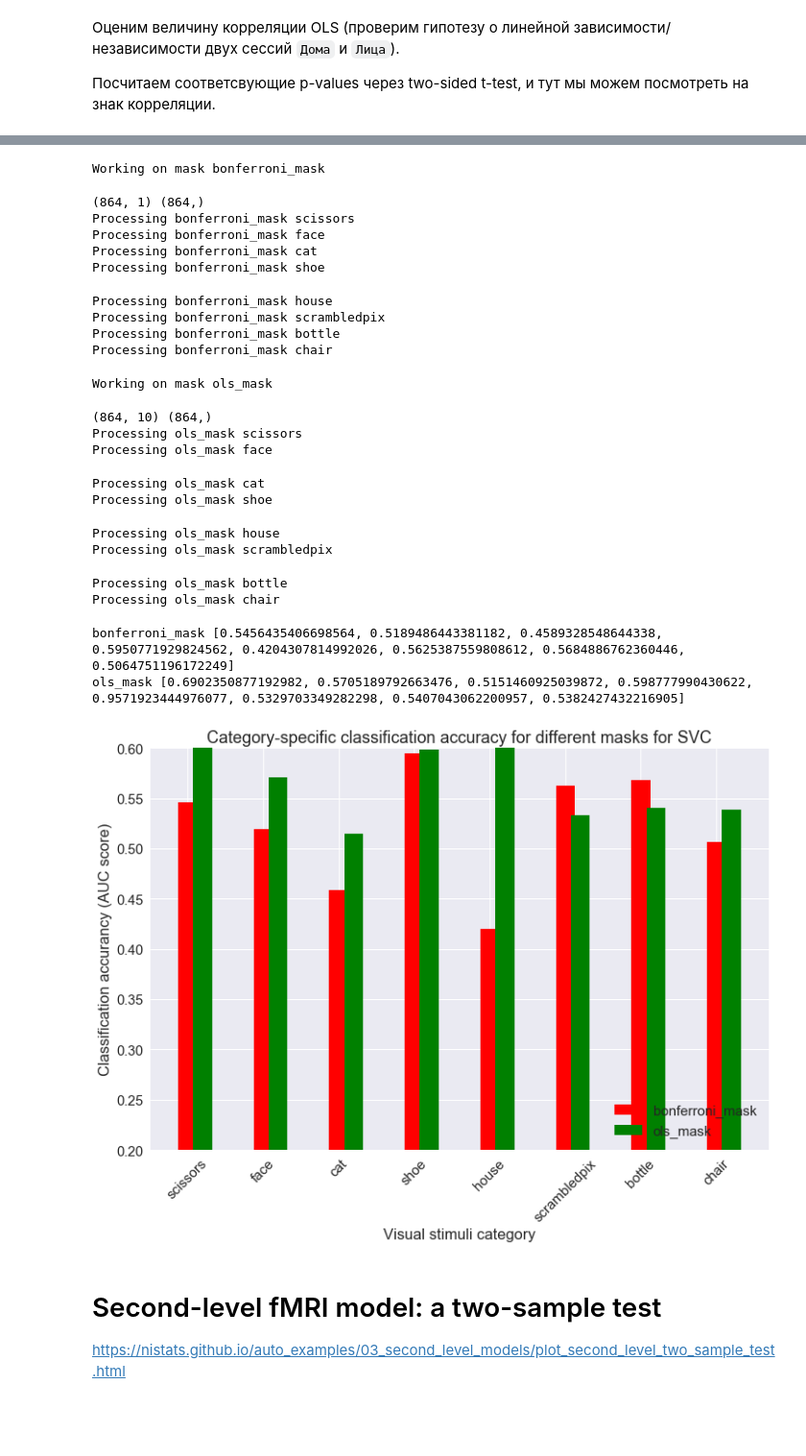
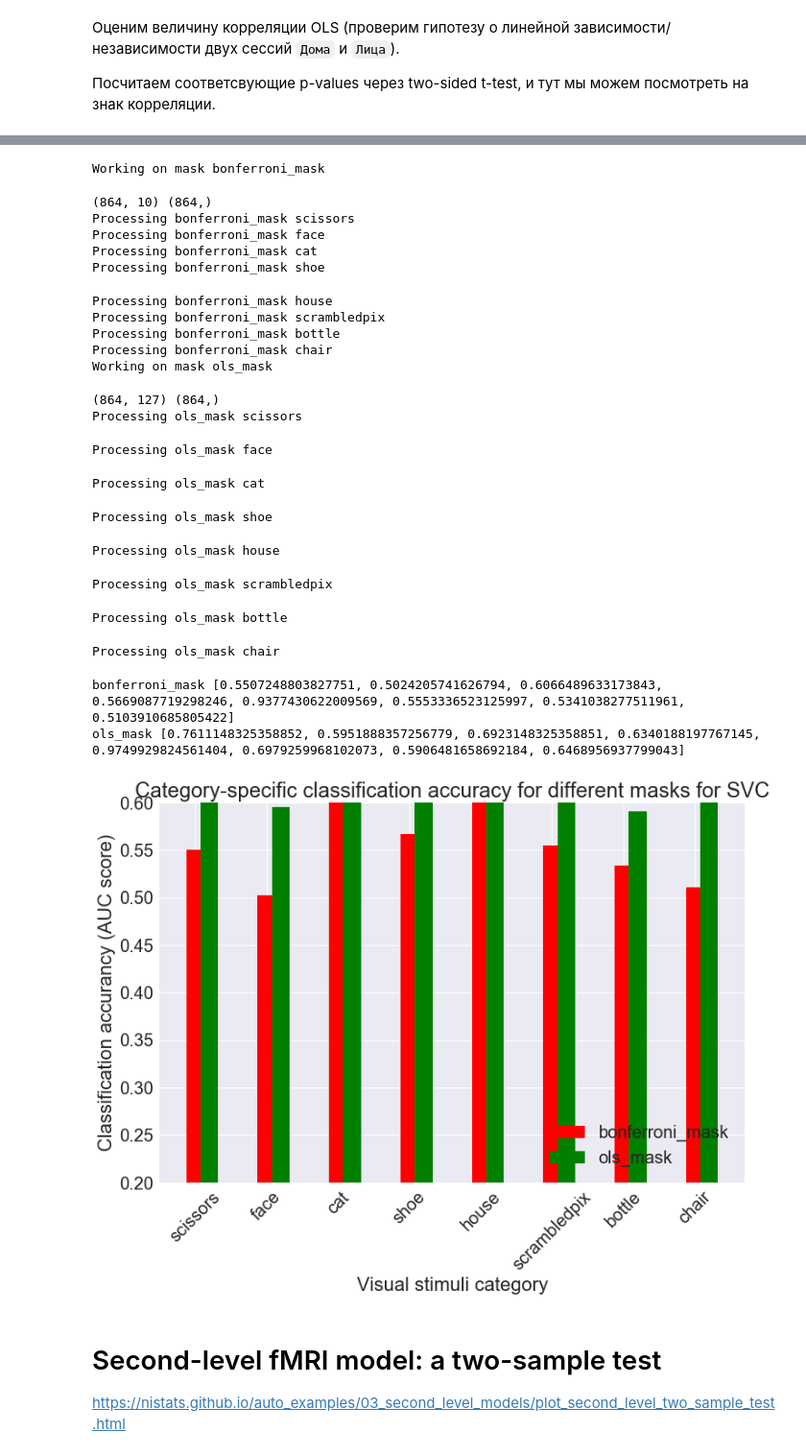
Before and after one commit to SchattenGenie/statsbio, a Jupyter notebook: seminars/05_intervals_and_tests/intervals_and_tests.ipynb, the cells around one changed output, grey strips where cells are left out. Shown at 96% size. Saved outputs shown, nothing was run; the diff lists cells and outputs as text; code cells hidden in the pictures; blank space fills up the shorter version.

```diff
--- a/seminars/05_intervals_and_tests/intervals_and_tests.ipynb
+++ b/seminars/05_intervals_and_tests/intervals_and_tests.ipynb
@@ -1178,19 +1530,10 @@ f_regression?
 # %%
-_, pvals_bonferroni = f_regression(X=grouped_fmri_masked, y=grouped_conditions_encoded)
-# Давайте попробуем убрать эту коррекцию на множественное сравнение
-pvals_bonferroni *= fmri_masked.shape[1] # Корреция на множественное сравнение (FDR) - Bonferroni to death
-pvals_bonferroni[np.isnan(pvals_bonferroni)] = 1
-pvals_bonferroni[pvals_bonferroni > 1] = 1
-neg_log_pvals_bonferroni = -np.log10(pvals_bonferroni)
-neg_log_pvals_bonferroni_unmasked = nifti_masker.inverse_transform(neg_log_pvals_bonferroni)
-
 from nilearn.plotting import plot_stat_map, show
-
 # Сконкатим все мозги, чтобы построить воксели на "усредненном" изображении
 from nilearn import image
 mean_fmri_img = image.mean_img(func_filename)
 
-threshold = -np.log10(0.1)  # Попробуем тут эмпирический трешхолд 10% corrected
+threshold = -np.log10(0.9)  # Попробуем тут эмпирический трешхолд 10%
 
 vmax = min(signed_neg_log_pvals.max(),
            neg_log_pvals_bonferroni.max())
@@ -1257,3 +1685,7 @@ lr = LogisticRegression()
+# %%
+#Load Haxby dataset
+haxby_dataset = datasets.fetch_haxby(subjects=[2], fetch_stimuli=True)
+haxby_dataset.keys()
 # %%
 from nilearn import image
 func_filename = haxby_dataset.func[0]
@@ -1260,0 +1695,3 @@ mean_img = image.mean_img(func_filename)
+# %%
+masker = NiftiMasker(standardize=True)
+masked_timecourses = masker.fit_transform(func_filename)
@@ -1265,9 +1706,7 @@ cv = 10
 masks = {'bonferroni_mask': bonferroni_mask,
          'ols_mask': ols_mask}
 
-svc_scores = defaultdict(lambda: defaultdict(float))
 lr_scores = defaultdict(lambda: defaultdict(float))
-dummy_scores = defaultdict(lambda: defaultdict(float))
 
 for mask_name, mask in tqdm(masks.items()):
     print("Working on mask %s" % mask_name)
@@ -1279,16 +1718,12 @@ for mask_name, mask in tqdm(masks.items()):
     for category in tqdm(categories):
         print("Processing %s %s" % (mask_name, category))
         classification_target = (stimuli[task_mask] == category)
-        svc_scores[mask_name][category] = cross_val_score(estimator=svc, X=masked_timecourses,
-                                                          y=classification_target, cv=cv,
-                                                          groups=session_labels, scoring="roc_auc")
-
         lr_scores[mask_name][category] = cross_val_score(estimator=lr, X=masked_timecourses,
                                                          y=classification_target, cv=cv,
                                                          groups=session_labels, scoring="roc_auc")
 # %% [output]
 Working on mask bonferroni_mask
-(864, 1) (864,)
+(864, 10) (864,)
 Processing bonferroni_mask scissors
 Processing bonferroni_mask face
 Processing bonferroni_mask cat
@@ -1297,41 +1732,41 @@ Processing bonferroni_mask house
 Processing bonferroni_mask scrambledpix
 Processing bonferroni_mask bottle
 Processing bonferroni_mask chair
+Working on mask ols_mask
-Working on mask ols_mask
+(864, 127) (864,)
+Processing ols_mask scissors
-(864, 10) (864,)
-Processing ols_mask scissors
 Processing ols_mask face
 Processing ols_mask cat
-Processing ols_mask shoe
-Processing ols_mask house
-Processing ols_mask scrambledpix
+Processing ols_mask shoe
-Processing ols_mask bottle
-Processing ols_mask chair
+Processing ols_mask house
+Processing ols_mask scrambledpix
+Processing ols_mask bottle
+Processing ols_mask chair
 # %%
 plt.figure(figsize=(12, 8))
 
 tick_position = np.arange(len(categories))
 plt.xticks(tick_position, categories, rotation=45)
 
 for color, mask_name in zip('rgb', masks.keys()):
-    score_means = [svc_scores[mask_name][category].mean()
+    score_means = [lr_scores[mask_name][category].mean()
                    for category in categories]
     plt.bar(tick_position, score_means, label=mask_name,
             width=.25, color=color)
     print(mask_name, score_means)
     tick_position = tick_position + .2
 
 plt.ylabel('Classification accurancy (AUC score)')
 plt.xlabel('Visual stimuli category')
 plt.ylim(0.2, 0.6)
 plt.legend(loc='lower right')
 plt.title('Category-specific classification accuracy for different masks for SVC')
 
 plt.show()
 # %% [output]
-bonferroni_mask [0.5456435406698564, 0.5189486443381182, 0.4589328548644338, 0.5950771929824562, 0.4204307814992026, 0.5625387559808612, 0.5684886762360446, 0.5064751196172249]
-ols_mask [0.6902350877192982, 0.5705189792663476, 0.5151460925039872, 0.598777990430622, 0.9571923444976077, 0.5329703349282298, 0.5407043062200957, 0.5382427432216905]
+bonferroni_mask [0.5507248803827751, 0.5024205741626794, 0.6066489633173843, 0.5669087719298246, 0.9377430622009569, 0.5553336523125997, 0.5341038277511961, 0.5103910685805422]
+ols_mask [0.7611148325358852, 0.5951888357256779, 0.6923148325358851, 0.6340188197767145, 0.9749929824561404, 0.6979259968102073, 0.5906481658692184, 0.6468956937799043]
-[figure, old version]
+[figure, new version]
 # %% [markdown]
 # Second-level fMRI model: a two-sample test
 
```
Also changed, not shown: parts of 86 cells of this notebook, 6 other files.
